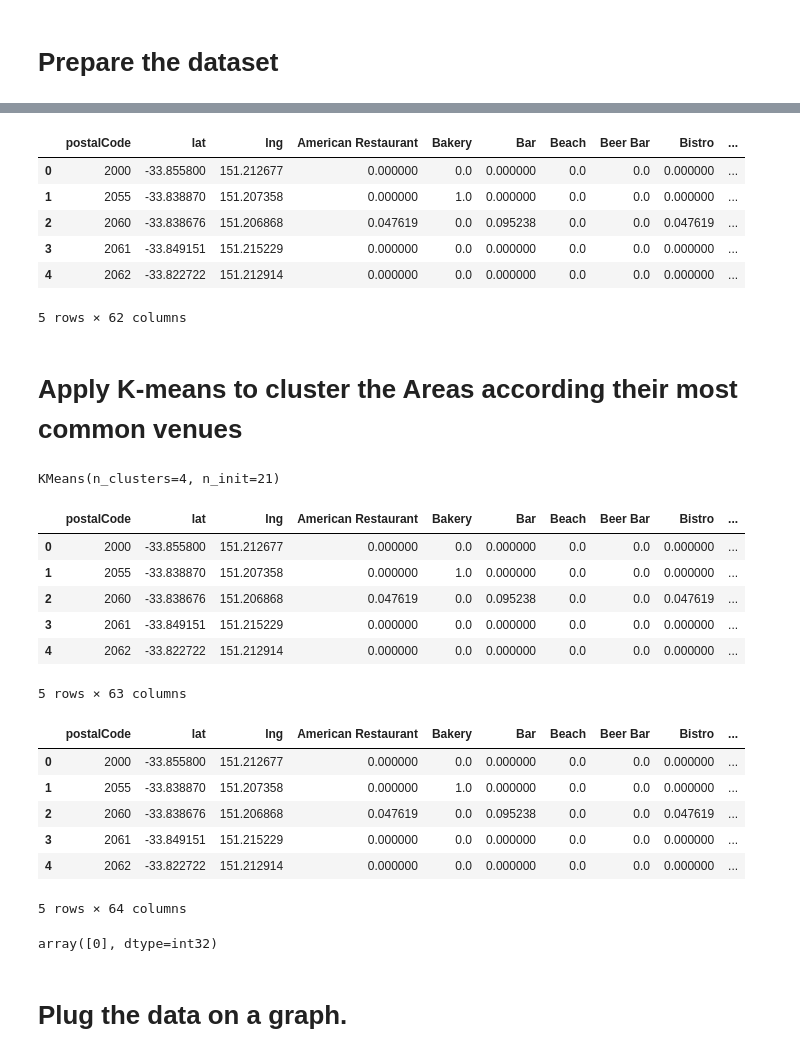
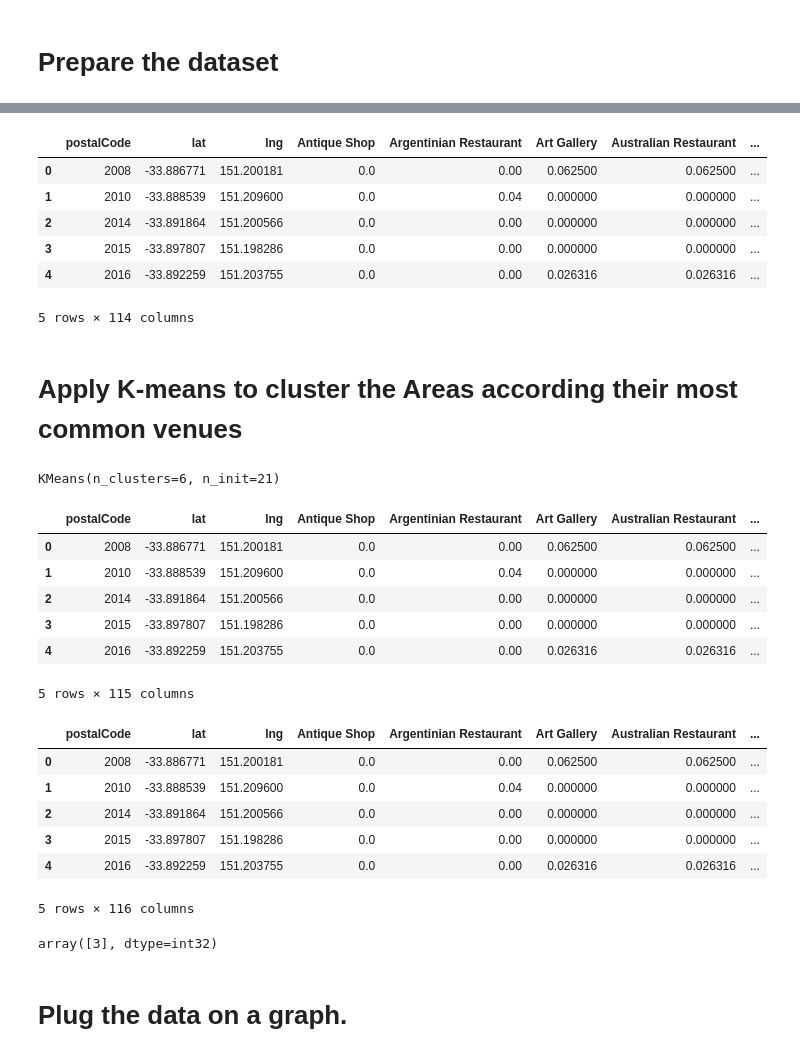
Before and after one commit to evapolini/Coursera_capstone, a Jupyter notebook: Capstone Assignment W5.ipynb, the cells around one changed output, grey strips where cells are left out. Saved outputs shown, nothing was run; the diff lists cells and outputs as text; code cells hidden in the pictures.

```diff
--- a/Capstone Assignment W5.ipynb
+++ b/Capstone Assignment W5.ipynb
@@ -66,5 +66,5 @@ def GetVenuesNearByInDataFrame(Lat_param,Lng_param,Nb_max_venues,radius):
 #Get the data for Montmatre, a parisian neighborhood
 MontmartreLat=48.8857636427167
 MontmartreLng=2.3349730916262725
-DataFromParis = GetVenuesNearByInDataFrame(MontmartreLat,MontmartreLng,50,300)
+DataFromParis = GetVenuesNearByInDataFrame(MontmartreLat,MontmartreLng,111,300)
 # %% [output]
@@ -127,0 +92,14 @@ DataFromSydney
+# %%
+#The search is splitted in 4 to over come the 100 limit from Foursquare
+SydneyLat= -33.83083506008578
+SydneyLng= 151.2199836084402
+DataFromSydney1 = GetVenuesNearByInDataFrame(SydneyLat,SydneyLng,100,1000)
+SydneyLat= -33.893440981237674
+SydneyLng=  151.25214776362452
+DataFromSydney2 = GetVenuesNearByInDataFrame(SydneyLat,SydneyLng,100,1000)
+SydneyLat= -33.81104084851121
+SydneyLng= 151.2572976048045
+DataFromSydney3 = GetVenuesNearByInDataFrame(SydneyLat,SydneyLng,100,1000)
+SydneyLat= -33.89287101129953
+SydneyLng=  151.20373925653246
+DataFromSydney4 = GetVenuesNearByInDataFrame(SydneyLat,SydneyLng,100,1000)
@@ -128,6 +124,6 @@ DataFromSydney
 # %%
 #Concatenate the venus from the 2 cities
-df_venues=pd.concat ([DataFromParis,DataFromSydney]).reset_index()
+df_venues=pd.concat ([DataFromParis,DataFromSydney1,DataFromSydney2,DataFromSydney3,DataFromSydney4]).reset_index()
 df_venues.drop(['index'],axis=1,inplace =True)
 df_venues.head()
 # %% [output]
@@ -177,65 +173,65 @@ Data_hot.head()
 city_grouped = Data_hot.groupby(['postalCode']).mean().reset_index()
 city_grouped.head()
 # %% [output]
-|  | postalCode | lat | lng | American Restaurant | Bakery | Bar | Beach | Beer Bar | Bistro | ... |
-| 0 | 2000 | -33.855800 | 151.212677 | 0.000000 | 0.0 | 0.000000 | 0.0 | 0.0 | 0.000000 | ... |
-| 1 | 2055 | -33.838870 | 151.207358 | 0.000000 | 1.0 | 0.000000 | 0.0 | 0.0 | 0.000000 | ... |
-| 2 | 2060 | -33.838676 | 151.206868 | 0.047619 | 0.0 | 0.095238 | 0.0 | 0.0 | 0.047619 | ... |
-| 3 | 2061 | -33.849151 | 151.215229 | 0.000000 | 0.0 | 0.000000 | 0.0 | 0.0 | 0.000000 | ... |
-| 4 | 2062 | -33.822722 | 151.212914 | 0.000000 | 0.0 | 0.000000 | 0.0 | 0.0 | 0.000000 | ... |
+|  | postalCode | lat | lng | Antique Shop | Argentinian Restaurant | Art Gallery | Australian Restaurant | ... |
+| 0 | 2008 | -33.886771 | 151.200181 | 0.0 | 0.00 | 0.062500 | 0.062500 | ... |
+| 1 | 2010 | -33.888539 | 151.209600 | 0.0 | 0.04 | 0.000000 | 0.000000 | ... |
+| 2 | 2014 | -33.891864 | 151.200566 | 0.0 | 0.00 | 0.000000 | 0.000000 | ... |
+| 3 | 2015 | -33.897807 | 151.198286 | 0.0 | 0.00 | 0.000000 | 0.000000 | ... |
+| 4 | 2016 | -33.892259 | 151.203755 | 0.0 | 0.00 | 0.026316 | 0.026316 | ... |
-5 rows × 62 columns
+5 rows × 114 columns
 # %% [markdown]
 <H1>Apply K-means to cluster the Areas according their most common venues</H1>
 # %%
 X = city_grouped.values[:,4:]
 # %%
-k=4
+k=6
 k_means = KMeans(init="k-means++", n_clusters=k, n_init=21)
 k_means.fit(X)
 labels = k_means.labels_
 k_means
 # %% [output]
-KMeans(n_clusters=4, n_init=21)
+KMeans(n_clusters=6, n_init=21)
 # %%
 labels
 city_grouped["Label"] = labels
 city_grouped.head()
 # %% [output]
-|  | postalCode | lat | lng | American Restaurant | Bakery | Bar | Beach | Beer Bar | Bistro | ... |
-| 0 | 2000 | -33.855800 | 151.212677 | 0.000000 | 0.0 | 0.000000 | 0.0 | 0.0 | 0.000000 | ... |
-| 1 | 2055 | -33.838870 | 151.207358 | 0.000000 | 1.0 | 0.000000 | 0.0 | 0.0 | 0.000000 | ... |
-| 2 | 2060 | -33.838676 | 151.206868 | 0.047619 | 0.0 | 0.095238 | 0.0 | 0.0 | 0.047619 | ... |
-| 3 | 2061 | -33.849151 | 151.215229 | 0.000000 | 0.0 | 0.000000 | 0.0 | 0.0 | 0.000000 | ... |
-| 4 | 2062 | -33.822722 | 151.212914 | 0.000000 | 0.0 | 0.000000 | 0.0 | 0.0 | 0.000000 | ... |
+|  | postalCode | lat | lng | Antique Shop | Argentinian Restaurant | Art Gallery | Australian Restaurant | ... |
+| 0 | 2008 | -33.886771 | 151.200181 | 0.0 | 0.00 | 0.062500 | 0.062500 | ... |
+| 1 | 2010 | -33.888539 | 151.209600 | 0.0 | 0.04 | 0.000000 | 0.000000 | ... |
+| 2 | 2014 | -33.891864 | 151.200566 | 0.0 | 0.00 | 0.000000 | 0.000000 | ... |
+| 3 | 2015 | -33.897807 | 151.198286 | 0.0 | 0.00 | 0.000000 | 0.000000 | ... |
+| 4 | 2016 | -33.892259 | 151.203755 | 0.0 | 0.00 | 0.026316 | 0.026316 | ... |
-5 rows × 63 columns
+5 rows × 115 columns
 # %%
 #Get the color for each cluster.
 city_grouped.loc[city_grouped['Label'] == 0, 'color'] = '#000000'
-city_grouped.loc[city_grouped['Label'] == 1, 'color'] = '#ff0000'
-city_grouped.loc[city_grouped['Label'] == 2, 'color'] = '#ff8000'
+city_grouped.loc[city_grouped['Label'] == 1, 'color'] = '#ff0060'
+city_grouped.loc[city_grouped['Label'] == 2, 'color'] = '#ff8090'
 city_grouped.loc[city_grouped['Label'] == 3, 'color'] = '#ff8080'
-#city_grouped.loc[city_grouped['Label'] == 4, 'color'] = '#FF6F61'
-#city_grouped.loc[city_grouped['Label'] == 5, 'color'] = '#6B5B95'
-#city_grouped.loc[city_grouped['Label'] == 6, 'color'] = '#92A8D1'
-#city_grouped.loc[city_grouped['Label'] == 7, 'color'] = '#B565A7'
-#city_grouped.loc[city_grouped['Label'] == 8, 'color'] = '#009B77'
+city_grouped.loc[city_grouped['Label'] == 4, 'color'] = '#FF6F61'
+city_grouped.loc[city_grouped['Label'] == 5, 'color'] = '#6B5B95'
+city_grouped.loc[city_grouped['Label'] == 6, 'color'] = '#92A8D1'
+city_grouped.loc[city_grouped['Label'] == 7, 'color'] = '#B565A7'
+city_grouped.loc[city_grouped['Label'] == 8, 'color'] = '#009B77'
 #city_grouped.loc[city_grouped['Label'] == 9, 'color'] = '#DD4124'
 #city_grouped.loc[city_grouped['Label'] == 10, 'color'] = '#45B8AC'
 city_grouped.head ()
 # %% [output]
-|  | postalCode | lat | lng | American Restaurant | Bakery | Bar | Beach | Beer Bar | Bistro | ... |
-| 0 | 2000 | -33.855800 | 151.212677 | 0.000000 | 0.0 | 0.000000 | 0.0 | 0.0 | 0.000000 | ... |
-| 1 | 2055 | -33.838870 | 151.207358 | 0.000000 | 1.0 | 0.000000 | 0.0 | 0.0 | 0.000000 | ... |
-| 2 | 2060 | -33.838676 | 151.206868 | 0.047619 | 0.0 | 0.095238 | 0.0 | 0.0 | 0.047619 | ... |
-| 3 | 2061 | -33.849151 | 151.215229 | 0.000000 | 0.0 | 0.000000 | 0.0 | 0.0 | 0.000000 | ... |
-| 4 | 2062 | -33.822722 | 151.212914 | 0.000000 | 0.0 | 0.000000 | 0.0 | 0.0 | 0.000000 | ... |
+|  | postalCode | lat | lng | Antique Shop | Argentinian Restaurant | Art Gallery | Australian Restaurant | ... |
+| 0 | 2008 | -33.886771 | 151.200181 | 0.0 | 0.00 | 0.062500 | 0.062500 | ... |
+| 1 | 2010 | -33.888539 | 151.209600 | 0.0 | 0.04 | 0.000000 | 0.000000 | ... |
+| 2 | 2014 | -33.891864 | 151.200566 | 0.0 | 0.00 | 0.000000 | 0.000000 | ... |
+| 3 | 2015 | -33.897807 | 151.198286 | 0.0 | 0.00 | 0.000000 | 0.000000 | ... |
+| 4 | 2016 | -33.892259 | 151.203755 | 0.0 | 0.00 | 0.026316 | 0.026316 | ... |
-5 rows × 64 columns
+5 rows × 116 columns
 # %%
 #Get the Label/Cluster number from paris. It will be used to filter Sydney dataset
 MontmatreCluster = city_grouped.loc[city_grouped['postalCode'] == '75018']['Label'].values
 MontmatreCluster
 # %% [output]
-array([0], dtype=int32)
+array([3], dtype=int32)
 # %% [markdown]
 <H1>Plug the data on a graph.</h1>
 # %% [markdown]
```
Also changed, not shown: parts of 14 cells of this notebook.
